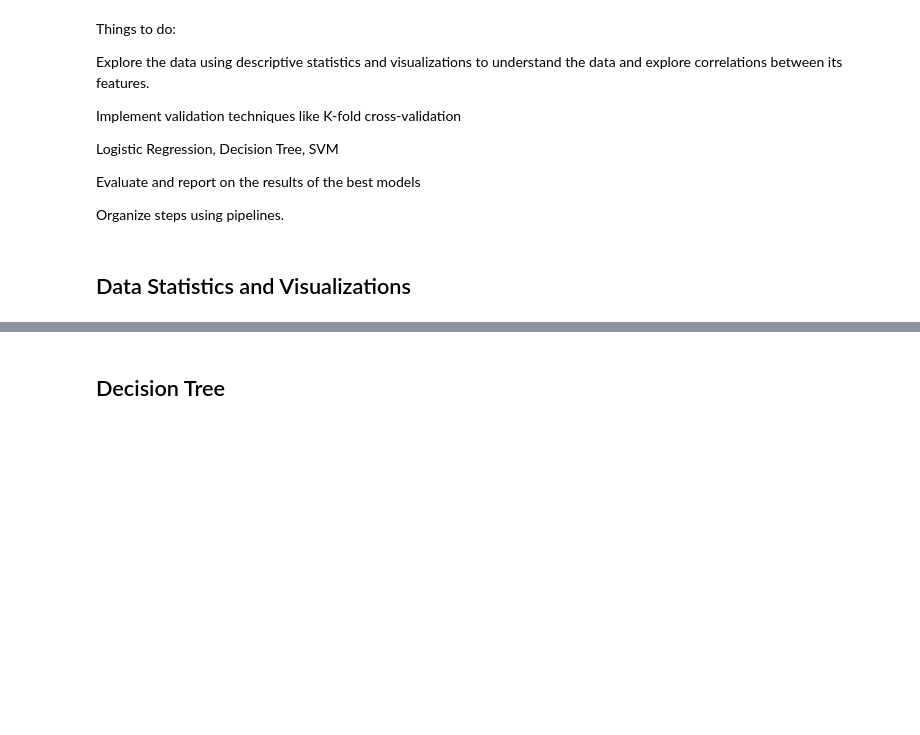
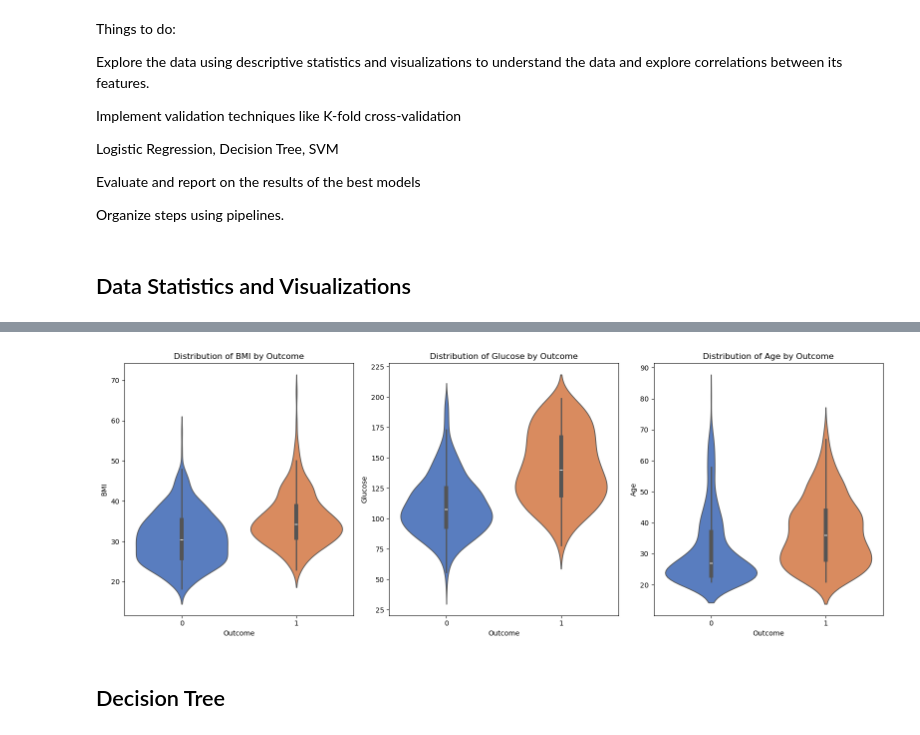
Before and after one commit to loseeu1094661/BMI-6015_Project, a Jupyter notebook: merged_notebook_2.ipynb, the cells around one changed output, grey strips where cells are left out. Cells and saved outputs as stored; diff of their text form; code cells hidden in the pictures; blank space fills up the shorter version.

```diff
--- a/merged_notebook_2.ipynb
+++ b/merged_notebook_2.ipynb
@@ -318,3 +329,25 @@ Organize steps using pipelines.
+# %%
+plt.figure(figsize=(16, 6))
+
+# Violin plot for BMI by Outcome
+plt.subplot(1, 3, 1)
+sns.violinplot(data=diabetes_df, x='Outcome', y='BMI', hue='Outcome', palette='muted', legend=False)
+plt.title('Distribution of BMI by Outcome')
+
+# Violin plot for Glucose by Outcome
+plt.subplot(1, 3, 2)
+sns.violinplot(data=diabetes_df, x='Outcome', y='Glucose', hue='Outcome', palette='muted', legend=False)
+plt.title('Distribution of Glucose by Outcome')
+
+# Violin plot for Age by Outcome
+plt.subplot(1, 3, 3)
+sns.violinplot(data=diabetes_df, x='Outcome', y='Age', hue='Outcome', palette='muted', legend=False)
+plt.title('Distribution of Age by Outcome')
+
+plt.tight_layout()
+plt.show()
+# %% [output]
+[figure, added]
 # %% [markdown]
 ## Decision Tree
 # %%
```
Also changed, not shown: parts of 43 cells of this notebook.
